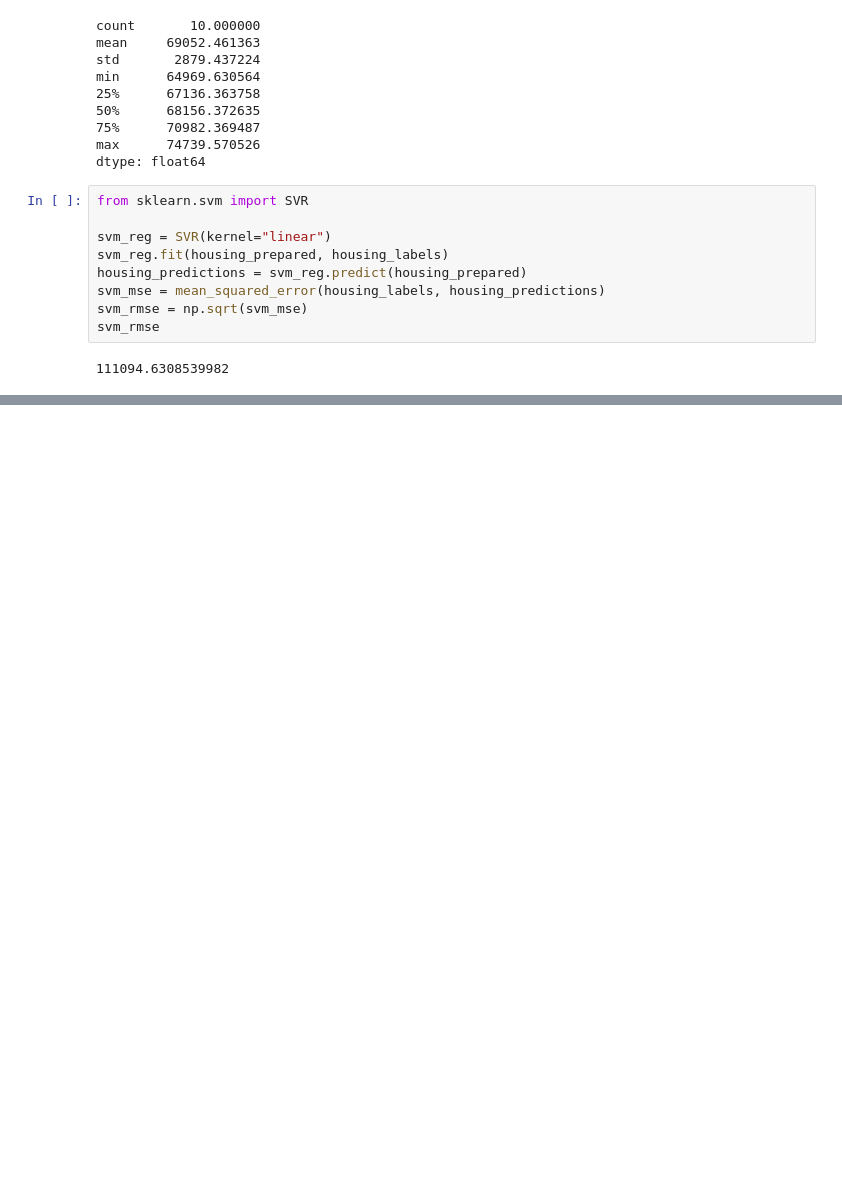
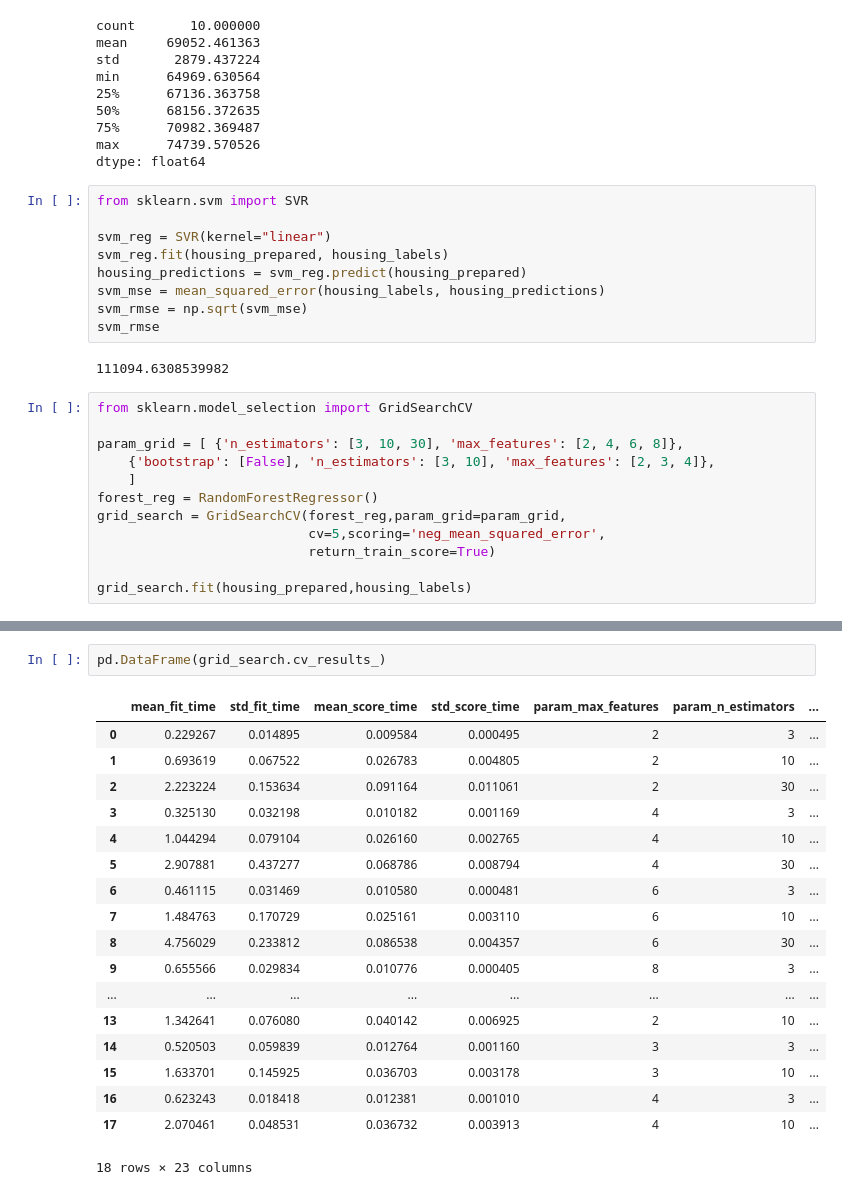
Before and after one commit to LovepreetSingh-09/ML_and_Deep_Learning, a Jupyter notebook: California_Housing.ipynb, the cells around one changed output, grey strips where cells are left out. Cells and saved outputs as stored; diff of their text form; blank space fills up the shorter version.

```diff
--- a/California_Housing.ipynb
+++ b/California_Housing.ipynb
@@ -613,3 +613,15 @@ svm_rmse = np.sqrt(svm_mse)
 svm_rmse
 # %% [output]
 111094.6308539982
+# %%
+from sklearn.model_selection import GridSearchCV
+
+param_grid = [ {'n_estimators': [3, 10, 30], 'max_features': [2, 4, 6, 8]},
+    {'bootstrap': [False], 'n_estimators': [3, 10], 'max_features': [2, 3, 4]},
+    ]
+forest_reg = RandomForestRegressor()
+grid_search = GridSearchCV(forest_reg,param_grid=param_grid,
+                           cv=5,scoring='neg_mean_squared_error',
+                           return_train_score=True)
+
+grid_search.fit(housing_prepared,housing_labels)
@@ -615,0 +686,21 @@ svm_rmse
+# %%
+pd.DataFrame(grid_search.cv_results_)
+# %% [output]
+|  | mean_fit_time | std_fit_time | mean_score_time | std_score_time | param_max_features | param_n_estimators | ... |
+| 0 | 0.229267 | 0.014895 | 0.009584 | 0.000495 | 2 | 3 | ... |
+| 1 | 0.693619 | 0.067522 | 0.026783 | 0.004805 | 2 | 10 | ... |
+| 2 | 2.223224 | 0.153634 | 0.091164 | 0.011061 | 2 | 30 | ... |
+| 3 | 0.325130 | 0.032198 | 0.010182 | 0.001169 | 4 | 3 | ... |
+| 4 | 1.044294 | 0.079104 | 0.026160 | 0.002765 | 4 | 10 | ... |
+| 5 | 2.907881 | 0.437277 | 0.068786 | 0.008794 | 4 | 30 | ... |
+| 6 | 0.461115 | 0.031469 | 0.010580 | 0.000481 | 6 | 3 | ... |
+| 7 | 1.484763 | 0.170729 | 0.025161 | 0.003110 | 6 | 10 | ... |
+| 8 | 4.756029 | 0.233812 | 0.086538 | 0.004357 | 6 | 30 | ... |
+| 9 | 0.655566 | 0.029834 | 0.010776 | 0.000405 | 8 | 3 | ... |
+| ... | ... | ... | ... | ... | ... | ... | ... |
+| 13 | 1.342641 | 0.076080 | 0.040142 | 0.006925 | 2 | 10 | ... |
+| 14 | 0.520503 | 0.059839 | 0.012764 | 0.001160 | 3 | 3 | ... |
+| 15 | 1.633701 | 0.145925 | 0.036703 | 0.003178 | 3 | 10 | ... |
+| 16 | 0.623243 | 0.018418 | 0.012381 | 0.001010 | 4 | 3 | ... |
+| 17 | 2.070461 | 0.048531 | 0.036732 | 0.003913 | 4 | 10 | ... |
+18 rows × 23 columns
```
Also changed, not shown: parts of 16 cells of this notebook.
